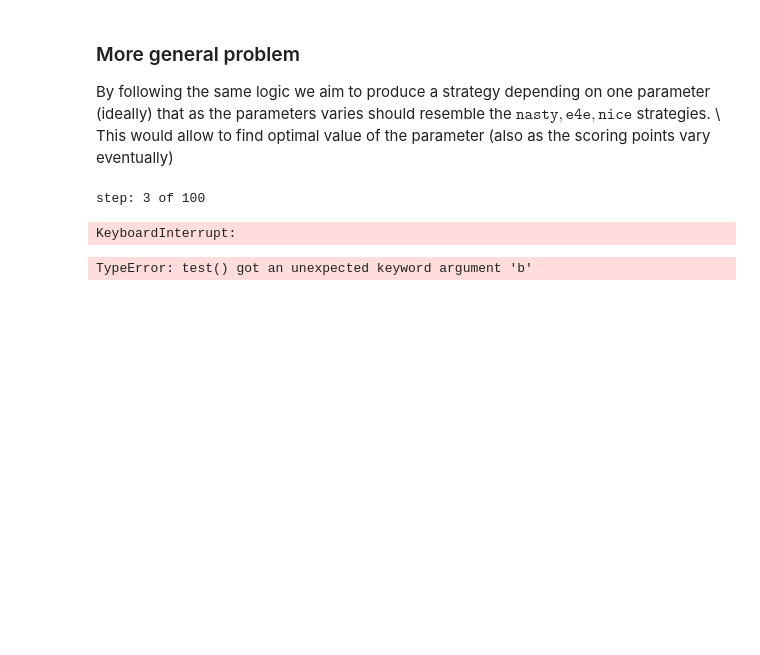
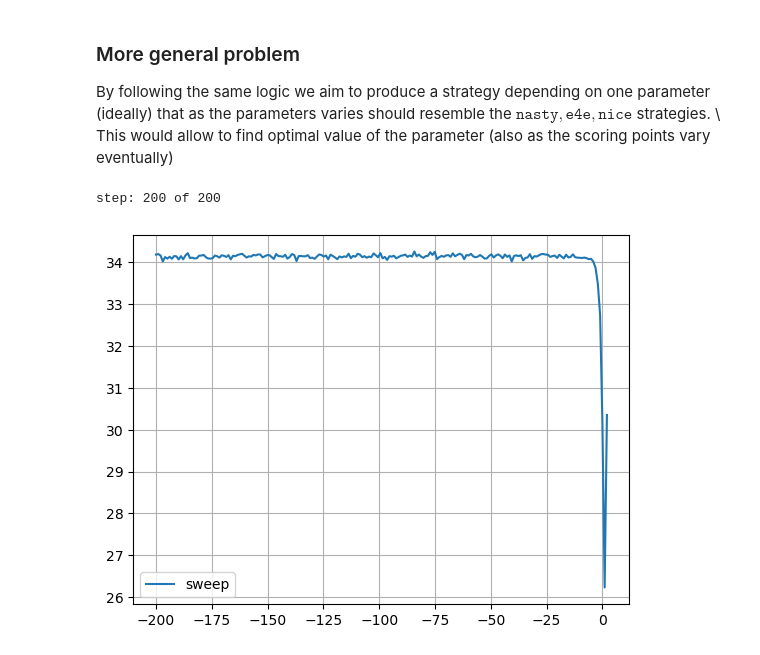
Before and after one commit to 0gac/prisoners_dilemma, a Jupyter notebook: strategy_parameters.ipynb, the cells around one changed output. Cells and saved outputs as stored; diff of their text form; code cells hidden in the pictures; blank space fills up the shorter version.

```diff
--- a/strategy_parameters.ipynb
+++ b/strategy_parameters.ipynb
@@ -144,9 +146,9 @@ def sweep_af(prevActions: np.array, u: float = 0):
 
 sweep = prd.Strategy("sweep", sweep_af, action_func_parameters={"u": 0})
 
-umin = -50
+umin = -200
 umax = 2
-usteps = 100
+usteps = 200
 u_values = np.linspace(umin, umax, usteps, dtype = float)
 results = np.zeros(usteps)
 
@@ -167,11 +169,13 @@ for uval in u_values:
     sys.stdout.write(f"step: {counter} of {usteps}\r")
     sys.stdout.flush()
 # %% [output]
-step: 3 of 100
+step: 200 of 200
-KeyboardInterrupt:
 # %%
 # plotting the result
 fig, ax = plt.subplots()
 ax.plot(u_values,results, label = "sweep")
 ax.legend()
+ax.grid()
 plt.show()
+# %% [output]
+[figure, added]
@@ -182,5 +181,0 @@ def test(a):
-# %%
-d = {"a": 10}
-test(**d)
-# %% [output]
-TypeError: test() got an unexpected keyword argument 'b'
```
Also changed, not shown: parts of 5 cells of this notebook, 2 other files.
